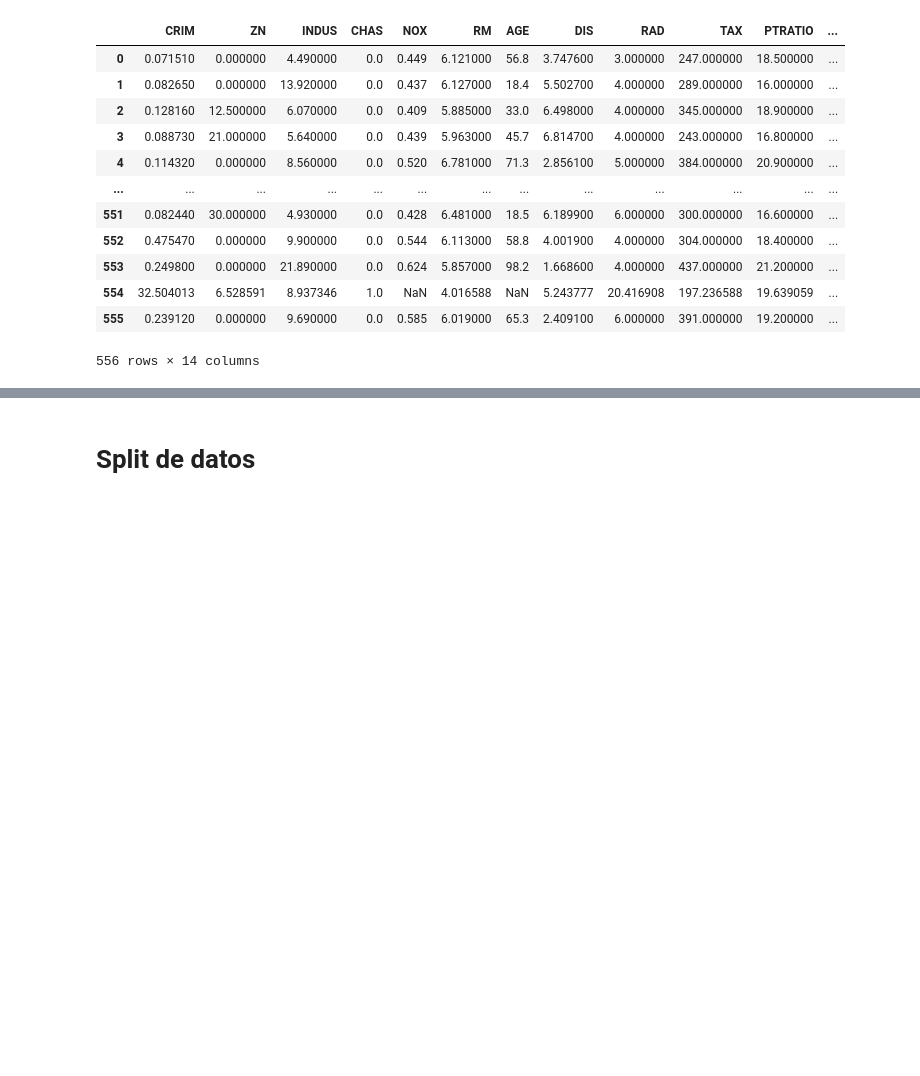
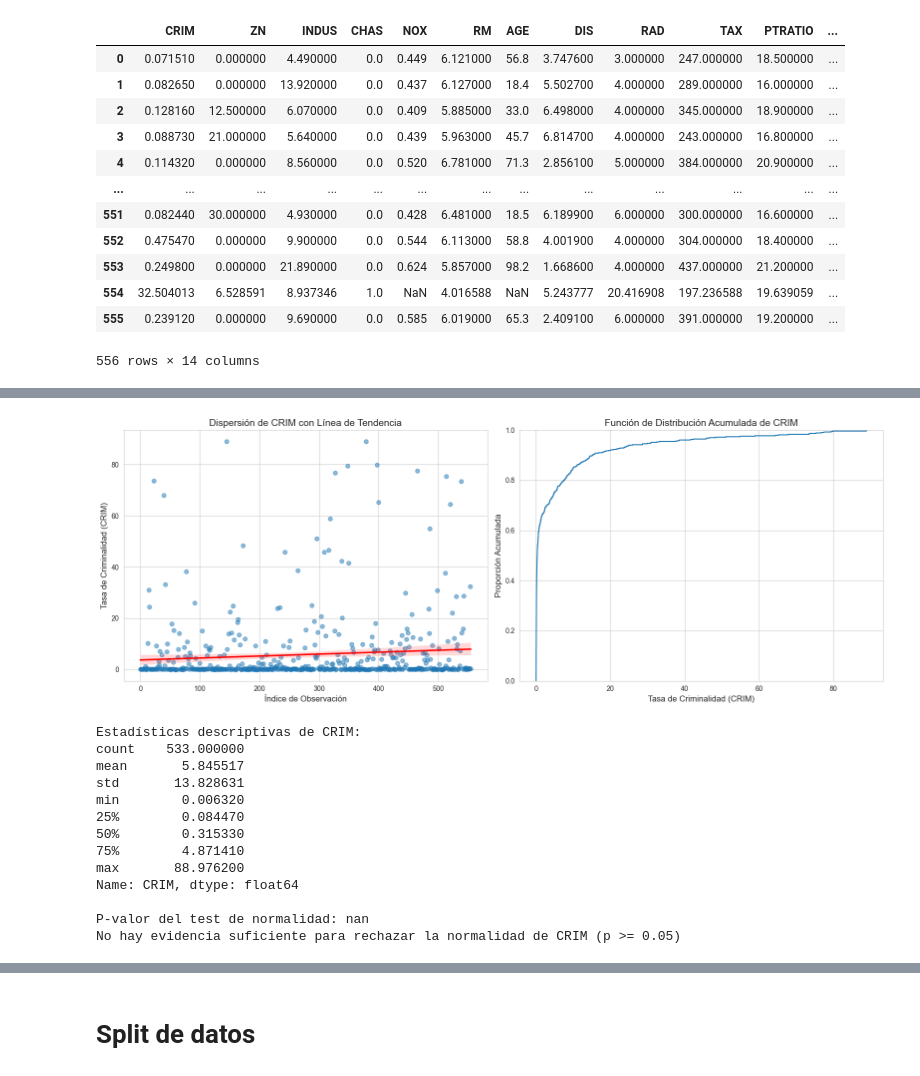
Before and after one commit to franciscoryb1/AA1-TUIA-RodriguezYBarros-Menescaldi-Britos, a Jupyter notebook: TP.ipynb, the cells around one changed output, grey strips where cells are left out. Drawn from its saved outputs; the diff is of its cells as text; code cells hidden in the pictures; blank space fills up the shorter version.

```diff
--- a/TP.ipynb
+++ b/TP.ipynb
@@ -78,0 +266,59 @@ df
+# %%
+import pandas as pd
+import matplotlib.pyplot as plt
+import seaborn as sns
+import numpy as np
+from scipy import stats
+
+# Cargar los datos (asumiendo que ya tienes el DataFrame 'df')
+# Si no, descomenta la siguiente línea:
+# df = pd.read_csv("house-prices-tp.csv")
+
+# Configurar el estilo de seaborn
+sns.set_style("whitegrid")
+
+# Crear una figura con dos subplots
+fig, (ax1, ax2) = plt.subplots(1, 2, figsize=(16, 6))
+
+# 1. Gráfico de dispersión con línea de tendencia
+sns.regplot(x=df.index, y='CRIM', data=df, ax=ax1, scatter_kws={'alpha':0.5}, line_kws={'color': 'red'})
+ax1.set_title('Dispersión de CRIM con Línea de Tendencia', fontsize=14)
+ax1.set_xlabel('Índice de Observación', fontsize=12)
+ax1.set_ylabel('Tasa de Criminalidad (CRIM)', fontsize=12)
+
+# 2. Gráfico de densidad acumulada
+sns.ecdfplot(data=df, x='CRIM', ax=ax2)
+ax2.set_title('Función de Distribución Acumulada de CRIM', fontsize=14)
+ax2.set_xlabel('Tasa de Criminalidad (CRIM)', fontsize=12)
+ax2.set_ylabel('Proporción Acumulada', fontsize=12)
+
+# Ajustar el diseño y mostrar los gráficos
+plt.tight_layout()
+plt.show()
+
+# Estadísticas descriptivas adicionales
+print("Estadísticas descriptivas de CRIM:")
+print(df['CRIM'].describe())
+
+# Prueba de normalidad
+_, p_value = stats.normaltest(df['CRIM'])
+print(f"\nP-valor del test de normalidad: {p_value:.4f}")
+if p_value < 0.05:
+    print("La distribución de CRIM no parece ser normal (p < 0.05)")
+else:
+    print("No hay evidencia suficiente para rechazar la normalidad de CRIM (p >= 0.05)")
+# %% [output]
+[figure, added]
+Estadísticas descriptivas de CRIM:
+count    533.000000
+mean       5.845517
+std       13.828631
+min        0.006320
+25%        0.084470
+50%        0.315330
+75%        4.871410
+max       88.976200
+Name: CRIM, dtype: float64
+
+P-valor del test de normalidad: nan
+No hay evidencia suficiente para rechazar la normalidad de CRIM (p >= 0.05)
```
Also changed, not shown: parts of 30 cells of this notebook.
